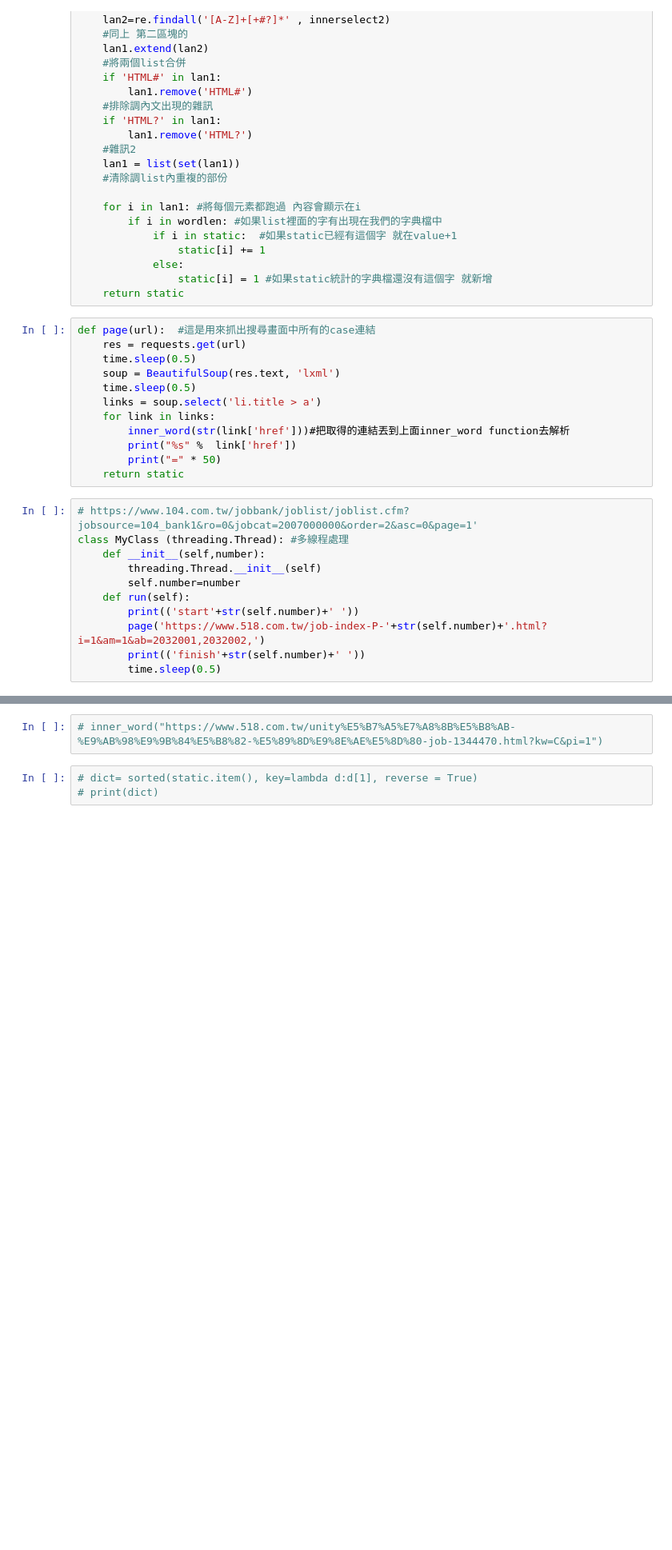
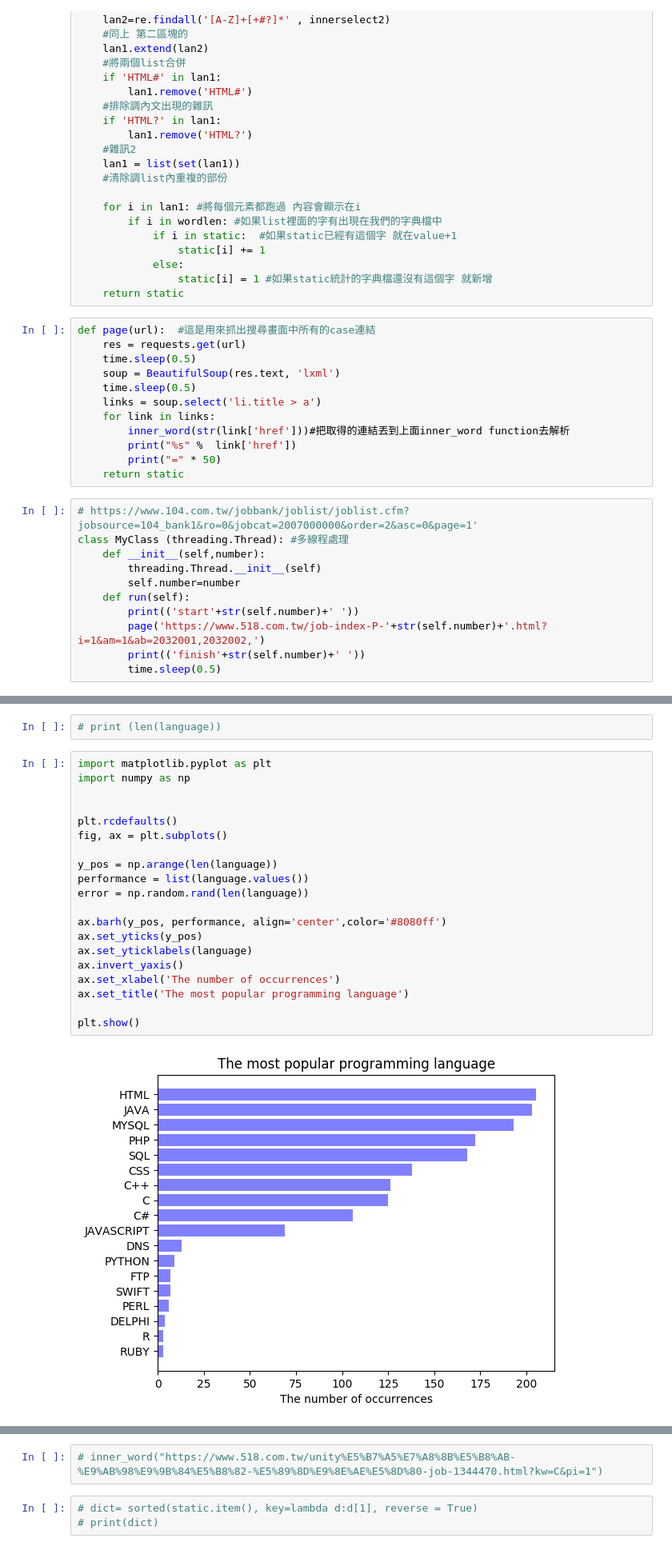
Before and after one commit to skydream37/languageETL, a Jupyter notebook: 518ETL.ipynb, the cells around one changed output, grey strips where cells are left out. Shown: that part at 80% size. Drawn from its saved outputs; the diff is of its cells as text; blank space fills up the shorter version.

```diff
--- a/518ETL.ipynb
+++ b/518ETL.ipynb
@@ -126,0 +275,24 @@ TypeError: must use keyword argument for key function
+# %%
+# print (len(language))
+# %%
+import matplotlib.pyplot as plt
+import numpy as np
+
+
+plt.rcdefaults()
+fig, ax = plt.subplots()
+
+y_pos = np.arange(len(language))
+performance = list(language.values())
+error = np.random.rand(len(language))
+
+ax.barh(y_pos, performance, align='center',color='#8080ff')
+ax.set_yticks(y_pos)
+ax.set_yticklabels(language)
+ax.invert_yaxis()
+ax.set_xlabel('The number of occurrences')
+ax.set_title('The most popular programming language')
+
+plt.show()
+# %% [output]
+[figure, added]
```
Also changed, not shown: parts of 13 cells of this notebook, 1 other file.
